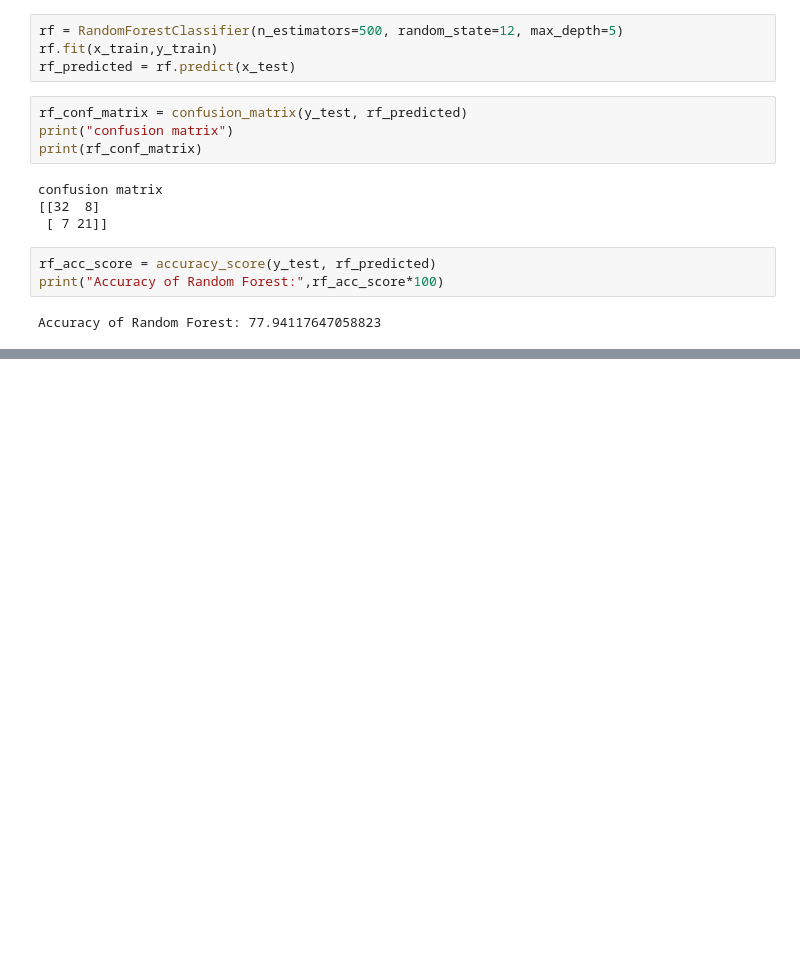
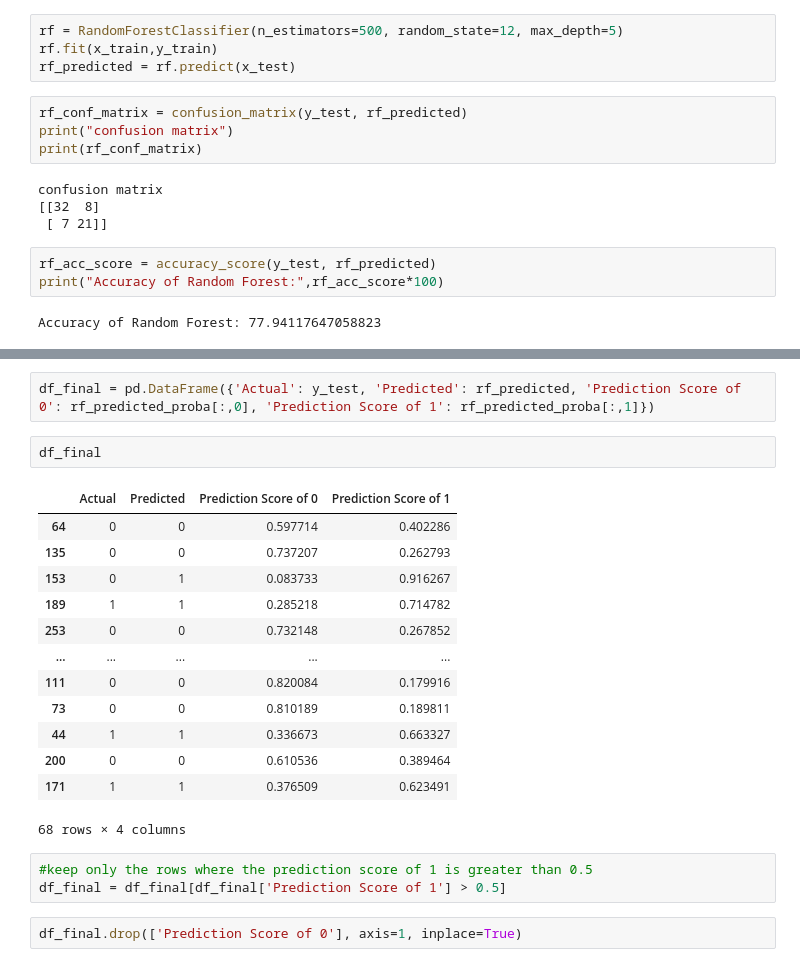
Before and after one commit to SubhavBatra/Sarvogya, a Jupyter notebook: main_legion.ipynb, the cells around one changed output, grey strips where cells are left out. Saved outputs shown, nothing was run; the diff lists cells and outputs as text; blank space fills up the shorter version.

```diff
--- a/main_legion.ipynb
+++ b/main_legion.ipynb
@@ -159,0 +186,23 @@ Accuracy of Random Forest: 77.94117647058823
+# %%
+df_final = pd.DataFrame({'Actual': y_test, 'Predicted': rf_predicted, 'Prediction Score of 0': rf_predicted_proba[:,0], 'Prediction Score of 1': rf_predicted_proba[:,1]})
+# %%
+df_final
+# %% [output]
+|  | Actual | Predicted | Prediction Score of 0 | Prediction Score of 1 |
+| 64 | 0 | 0 | 0.597714 | 0.402286 |
+| 135 | 0 | 0 | 0.737207 | 0.262793 |
+| 153 | 0 | 1 | 0.083733 | 0.916267 |
+| 189 | 1 | 1 | 0.285218 | 0.714782 |
+| 253 | 0 | 0 | 0.732148 | 0.267852 |
+| ... | ... | ... | ... | ... |
+| 111 | 0 | 0 | 0.820084 | 0.179916 |
+| 73 | 0 | 0 | 0.810189 | 0.189811 |
+| 44 | 1 | 1 | 0.336673 | 0.663327 |
+| 200 | 0 | 0 | 0.610536 | 0.389464 |
+| 171 | 1 | 1 | 0.376509 | 0.623491 |
+68 rows × 4 columns
+# %%
+#keep only the rows where the prediction score of 1 is greater than 0.5
+df_final = df_final[df_final['Prediction Score of 1'] > 0.5]
+# %%
+df_final.drop(['Prediction Score of 0'], axis=1, inplace=True)
```
Also changed, not shown: parts of 5 cells of this notebook, 3 other files.
